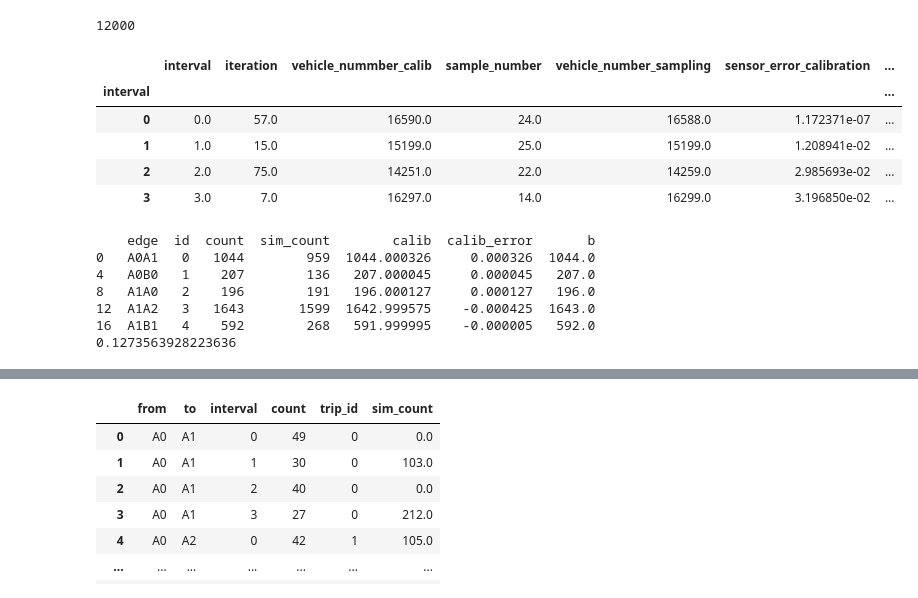
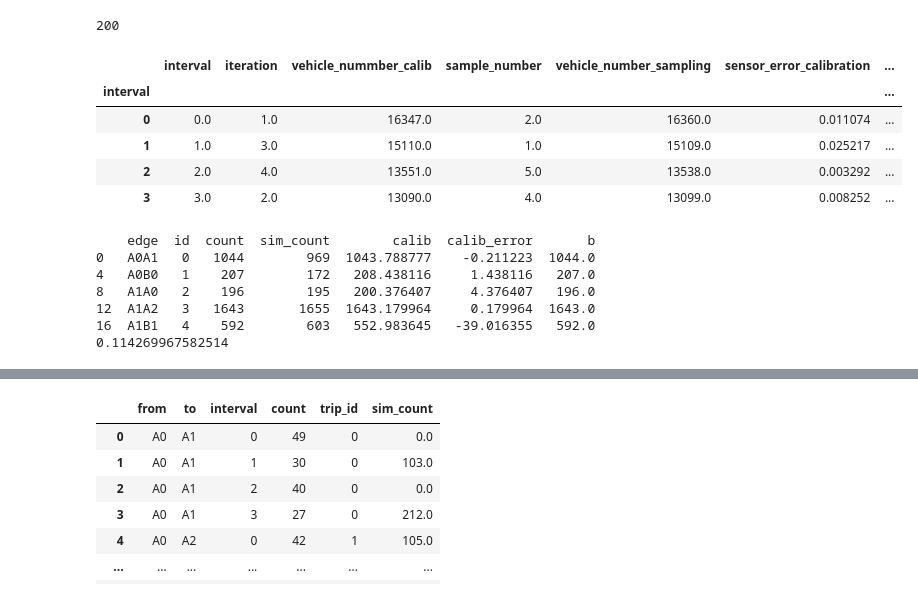
Before and after one commit to Khoshkhah/NRTCalib, a Jupyter notebook: examples/grid_result.ipynb, the cells around one changed output, grey strips where cells are left out. Cells and saved outputs as stored; diff of their text form; code cells hidden in the pictures.

```diff
--- a/examples/grid_result.ipynb
+++ b/examples/grid_result.ipynb
@@ -131,20 +131,20 @@ def draw_check_error(output_dir, A, col1="count" , col2="sim_count", interval=0)
     fig.write_image(output_dir+"report/fig_"+str(interval)+".png")
     fig.show()
 # %%
-output_dir = "output_grid_interval_4h_001_8/"
+output_dir = "../../output_grid/"
 report = pd.read_csv(output_dir + "report.csv")
 #report = pd.read_csv("result-grid-v5.csv")
 print(len(report))
 best_iteration_error_result = report.groupby("interval").apply(lambda table:table.iloc[table["sensor_error_simulation"].argmin()])
 best_iteration_error_result
 # %% [output]
-12000
+200
 |  | interval | iteration | vehicle_nummber_calib | sample_number | vehicle_number_sampling | sensor_error_calibration | ... |
 | interval |  |  |  |  |  |  | ... |
-| 0 | 0.0 | 57.0 | 16590.0 | 24.0 | 16588.0 | 1.172371e-07 | ... |
-| 1 | 1.0 | 15.0 | 15199.0 | 25.0 | 15199.0 | 1.208941e-02 | ... |
-| 2 | 2.0 | 75.0 | 14251.0 | 22.0 | 14259.0 | 2.985693e-02 | ... |
-| 3 | 3.0 | 7.0 | 16297.0 | 14.0 | 16299.0 | 3.196850e-02 | ... |
+| 0 | 0.0 | 1.0 | 16347.0 | 2.0 | 16360.0 | 0.011074 | ... |
+| 1 | 1.0 | 3.0 | 15110.0 | 1.0 | 15109.0 | 0.025217 | ... |
+| 2 | 2.0 | 4.0 | 13551.0 | 5.0 | 13538.0 | 0.003292 | ... |
+| 3 | 3.0 | 2.0 | 13090.0 | 4.0 | 13099.0 | 0.008252 | ... |
 # %%
 i = 0
 interval  = int(best_iteration_error_result.iloc[i]["interval"])
@@ -155,12 +155,12 @@ print(A.head())
 print(error(A["count"], A["sim_count"], 0))
 # %% [output]
     edge  id  count  sim_count        calib  calib_error       b
-0   A0A1   0   1044        959  1044.000326     0.000326  1044.0
-4   A0B0   1    207        136   207.000045     0.000045   207.0
-8   A1A0   2    196        191   196.000127     0.000127   196.0
-12  A1A2   3   1643       1599  1642.999575    -0.000425  1643.0
-16  A1B1   4    592        268   591.999995    -0.000005   592.0
-0.1273563928223636
+0   A0A1   0   1044        969  1043.788777    -0.211223  1044.0
+4   A0B0   1    207        172   208.438116     1.438116   207.0
+8   A1A0   2    196        195   200.376407     4.376407   196.0
+12  A1A2   3   1643       1655  1643.179964     0.179964  1643.0
+16  A1B1   4    592        603   552.983645   -39.016355   592.0
+0.114269967582514
 # %%
 import os
 
```
Also changed, not shown: parts of 5 cells of this notebook, 2 other files.
